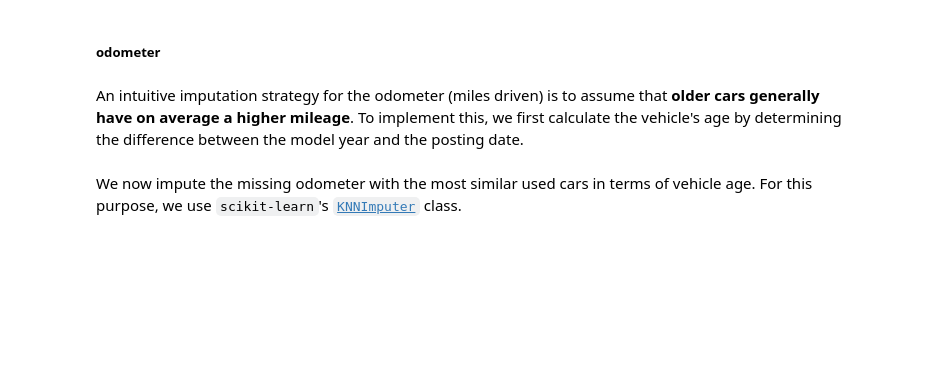
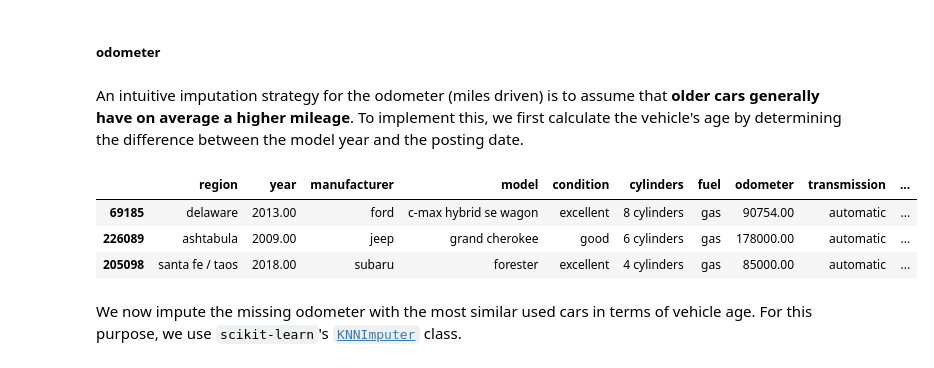
Before and after one commit to applied-ai-jlu-ws25-26/course, a Jupyter notebook: 1_ml/ml.ipynb, the cells around one changed output. Saved outputs shown, nothing was run; the diff lists cells and outputs as text; code cells hidden in the pictures; blank space fills up the shorter version.

```diff
--- a/1_ml/ml.ipynb
+++ b/1_ml/ml.ipynb
@@ -457,6 +500,13 @@ for column in tqdm(columns_to_impute):
 ##### odometer
 # %% [markdown]
 An intuitive imputation strategy for the odometer (miles driven) is to assume that **older cars generally have on average a higher mileage**. To implement this, we first calculate the vehicle's age by determining the difference between the model year and the posting date.
+# %%
+X_train.sample(3)
+# %% [output]
+|  | region | year | manufacturer | model | condition | cylinders | fuel | odometer | transmission | ... |
+| 69185 | delaware | 2013.00 | ford | c-max hybrid se wagon | excellent | 8 cylinders | gas | 90754.00 | automatic | ... |
+| 226089 | ashtabula | 2009.00 | jeep | grand cherokee | good | 6 cylinders | gas | 178000.00 | automatic | ... |
+| 205098 | santa fe / taos | 2018.00 | subaru | forester | excellent | 4 cylinders | gas | 85000.00 | automatic | ... |
 # %%
 X_train['age'] = X_train['posting_date'].dt.year - X_train['year']
 # %% [markdown]
```
Also changed, not shown: parts of 52 cells of this notebook, 15 other files.
